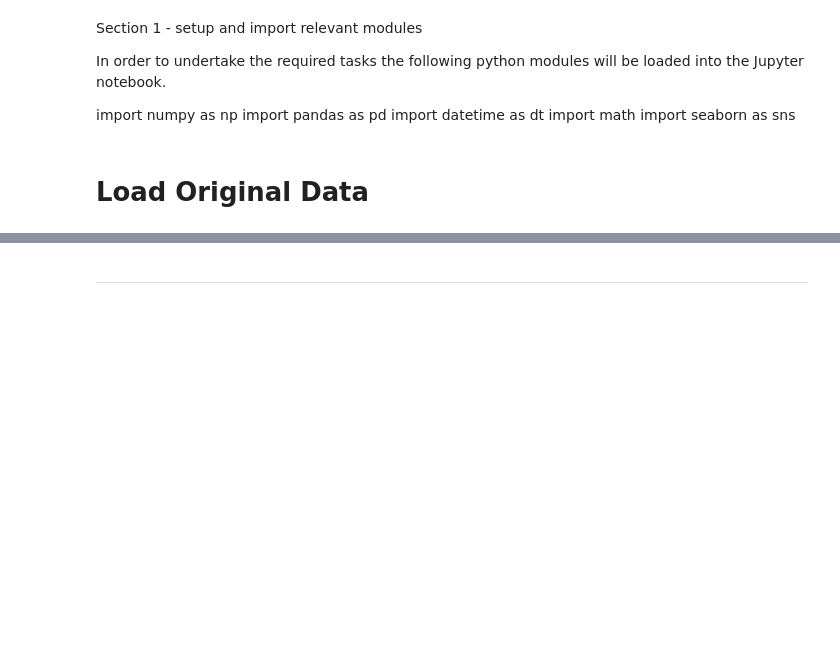
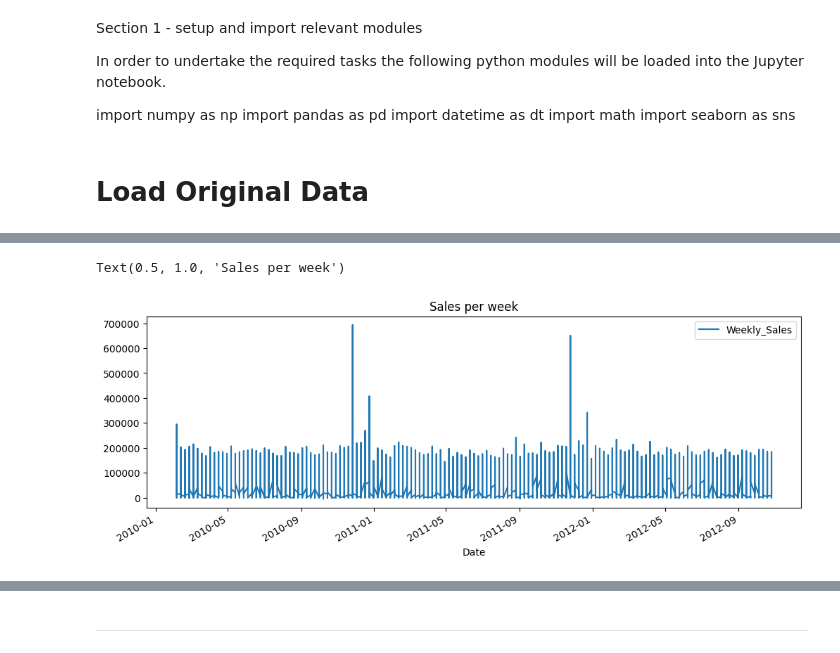
Before and after one commit to Golder-Development/CI_DA_Project_Jan2025_pg, a Jupyter notebook: jupyter_notebooks/IFa_JupyterNotebpook.ipynb, the cells around one changed output, grey strips where cells are left out. Cells and saved outputs as stored; diff of their text form; code cells hidden in the pictures; blank space fills up the shorter version.

```diff
--- a/jupyter_notebooks/IFa_JupyterNotebpook.ipynb
+++ b/jupyter_notebooks/IFa_JupyterNotebpook.ipynb
@@ -107,0 +93,4 @@ Path to dataset files: /home/gitpod/.cache/kagglehub/datasets/manjeetsingh/retai
+# %%
+sales_df = pd.read_csv('sales_data-set.csv')
+stores_df=  pd.read_csv('stores_data-set.csv')
+features_df = pd.read_csv('Features_data_set.csv')
@@ -107,0 +128,32 @@ Path to dataset files: /home/gitpod/.cache/kagglehub/datasets/manjeetsingh/retai
+# %%
+# Change date to date format and create year/month and week fields and YearMonth YearWeek
+# convert Received date to Date Format
+sales_df['Date'] = pd.to_datetime(sales_df['Date'], format='%d/%m/%Y')
+# Append Year column
+sales_df['SalesYear'] = round(sales_df['Date'].dt.year)
+# Append Month column
+sales_df['SalesMonth'] = round(sales_df['Date'].dt.month)
+# Append Week column
+sales_df['SalesWeek'] = round(sales_df['Date'].dt.week)
+# Create YearMonth Column
+sales_df['SalesYearMonth'] = round(sales_df['SalesYear']*100 +sales_df['SalesMonth'])
+# Create YearWeek Column
+sales_df['SalesYearWeek'] = round(sales_df['SalesYear']*100 +sales_df['SalesWeek'])
+# %%
+import matplotlib.pyplot as plt
+
+#Initial Graph week by year total sales.
+sales_df.plot(
+    kind='line',
+    x='Date',
+    y='Weekly_Sales',
+    figsize=(12, 4),
+    linestyle='solid',
+    legend=True
+)
+
+# Add the title separately
+plt.title('Sales per week')
+# %% [output]
+Text(0.5, 1.0, 'Sales per week')
+[figure, added]
```
Also changed, not shown: parts of 24 cells of this notebook, 3 other files.
